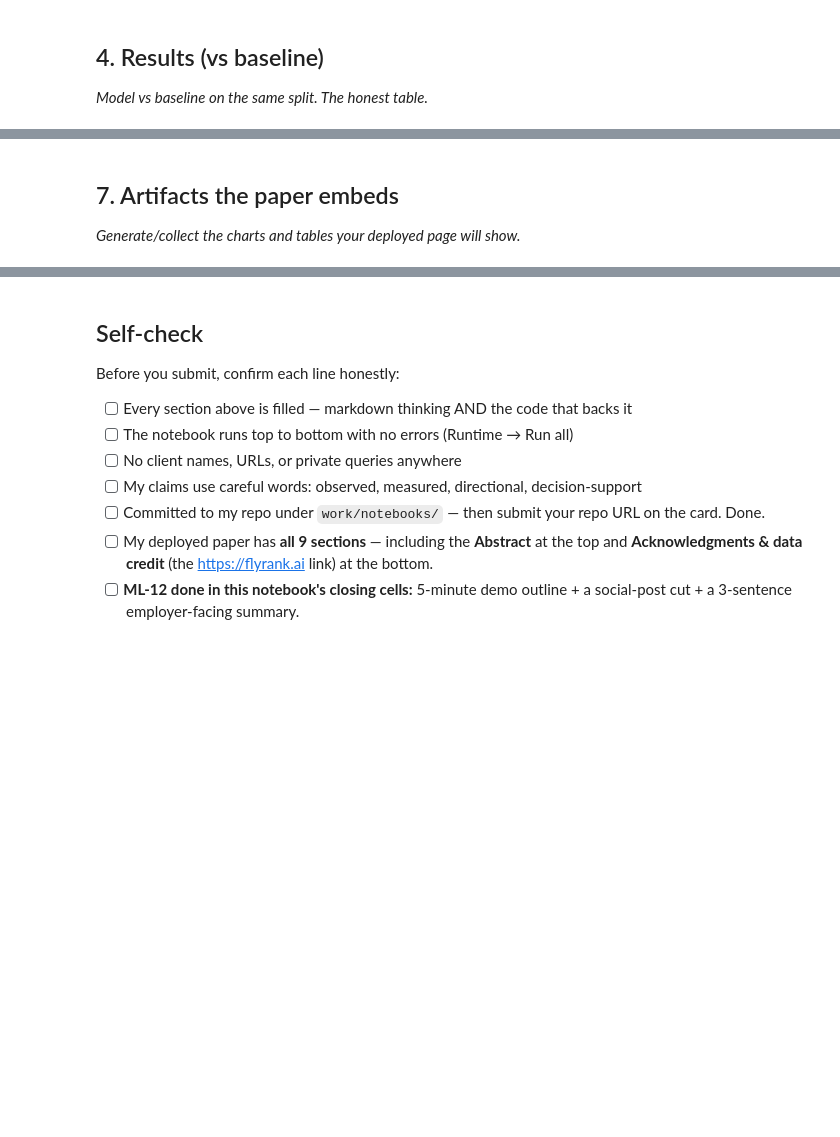
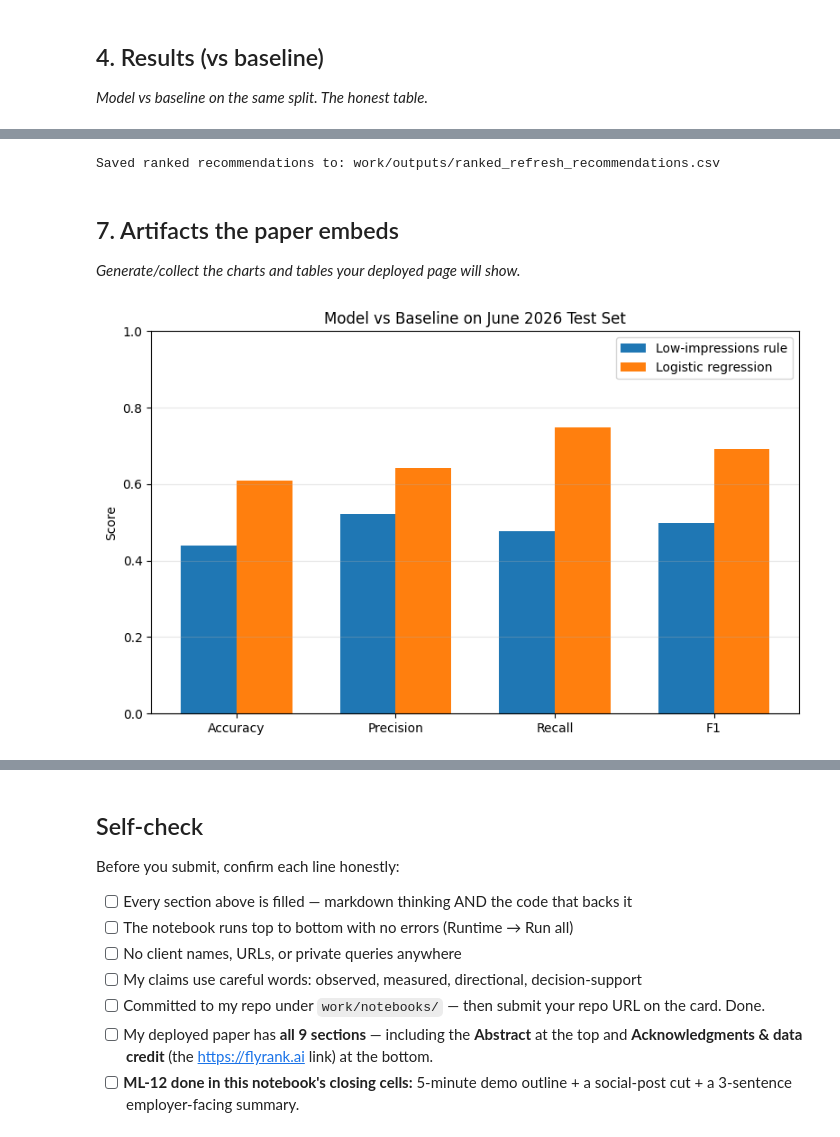
Before and after one commit to Jaivarshini-06/flyrank-ml-internship-jaivarshini, a Jupyter notebook: work/notebooks/capstone.ipynb, the cells around one changed output, grey strips where cells are left out. Drawn from its saved outputs; the diff is of its cells as text; code cells hidden in the pictures; blank space fills up the shorter version.

```diff
--- a/work/notebooks/capstone.ipynb
+++ b/work/notebooks/capstone.ipynb
@@ -248,0 +298,19 @@ First 3 rows:
+# %%
+from huggingface_hub import hf_hub_download, get_token
+import pandas as pd
+
+march_file = hf_hub_download(
+    repo_id="FlyRank/internship-warehouse",
+    filename="fact_content_daily_performance/month=2026-03/data_0.parquet",
+    repo_type="dataset",
+    token=get_token()
+)
+
+march_df = pd.read_parquet(march_file)
+
+print("March rows and columns:", march_df.shape)
+print("Date range:",
+      pd.to_datetime(march_df["report_date"]).min().date(),
+      "to",
+      pd.to_datetime(march_df["report_date"]).max().date())
+print("Columns:", march_df.columns.tolist())
@@ -261,4 +672,44 @@ First 3 rows:
+# %%
+from pathlib import Path
+
+output_dir = Path("work/outputs")
+output_dir.mkdir(parents=True, exist_ok=True)
+
+ranked.drop(
+    columns=["client_hash_id", "content_hash_id"]
+).to_csv(output_dir / "ranked_refresh_recommendations.csv", index=False)
+
+print("Saved ranked recommendations to:", output_dir / "ranked_refresh_recommendations.csv")
+# %% [output]
+Saved ranked recommendations to: work/outputs/ranked_refresh_recommendations.csv
 # %% [markdown]
 ## 7. Artifacts the paper embeds
 
 *Generate/collect the charts and tables your deployed page will show.*
+# %%
+import matplotlib.pyplot as plt
+import numpy as np
+
+metrics_to_plot = ["Accuracy", "Precision", "Recall", "F1"]
+rule_scores = comparison.iloc[0][metrics_to_plot].astype(float).values
+model_scores = comparison.iloc[1][metrics_to_plot].astype(float).values
+
+x = np.arange(len(metrics_to_plot))
+width = 0.35
+
+fig, ax = plt.subplots(figsize=(8, 5))
+ax.bar(x - width/2, rule_scores, width, label="Low-impressions rule")
+ax.bar(x + width/2, model_scores, width, label="Logistic regression")
+
+ax.set_xticks(x)
+ax.set_xticklabels(metrics_to_plot)
+ax.set_ylim(0, 1)
+ax.set_ylabel("Score")
+ax.set_title("Model vs Baseline on June 2026 Test Set")
+ax.legend()
+ax.grid(axis="y", alpha=0.3)
+
+plt.tight_layout()
+plt.show()
+# %% [output]
+[figure, added]
```
Also changed, not shown: parts of 15 cells of this notebook.
